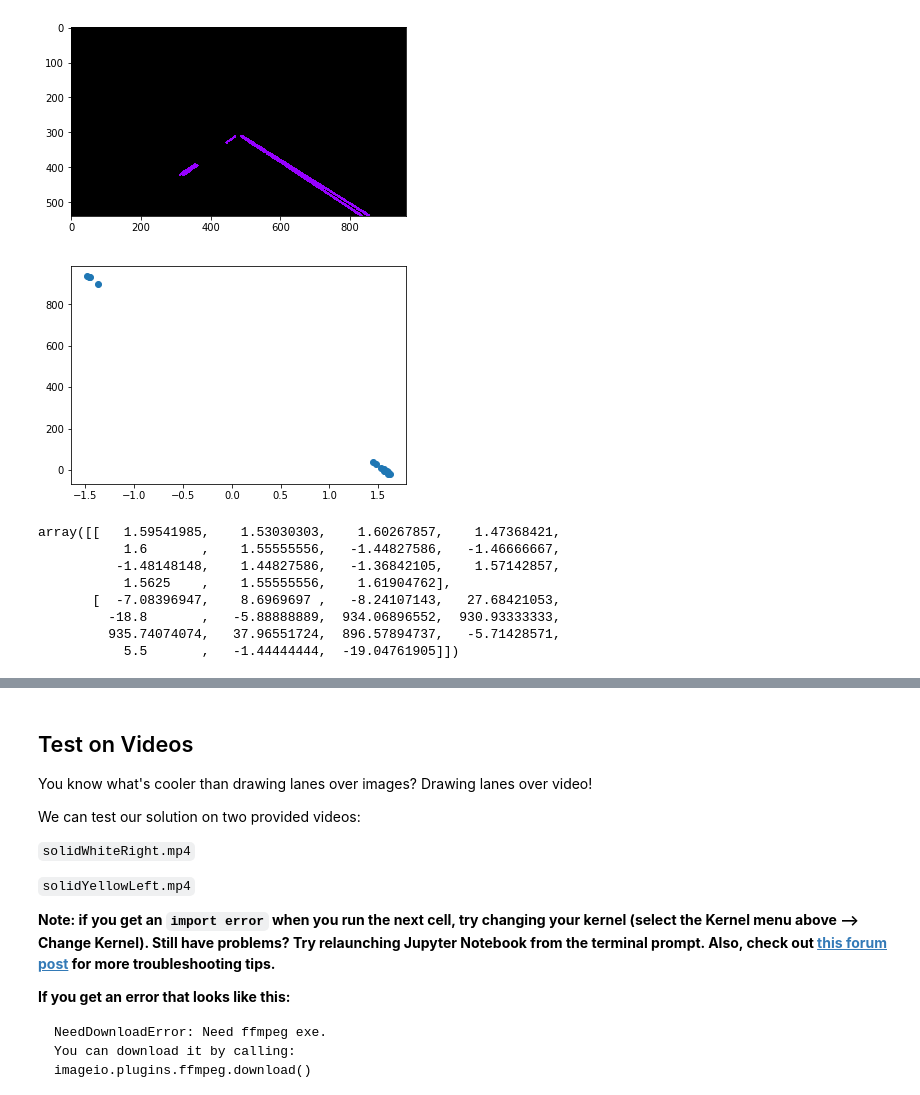
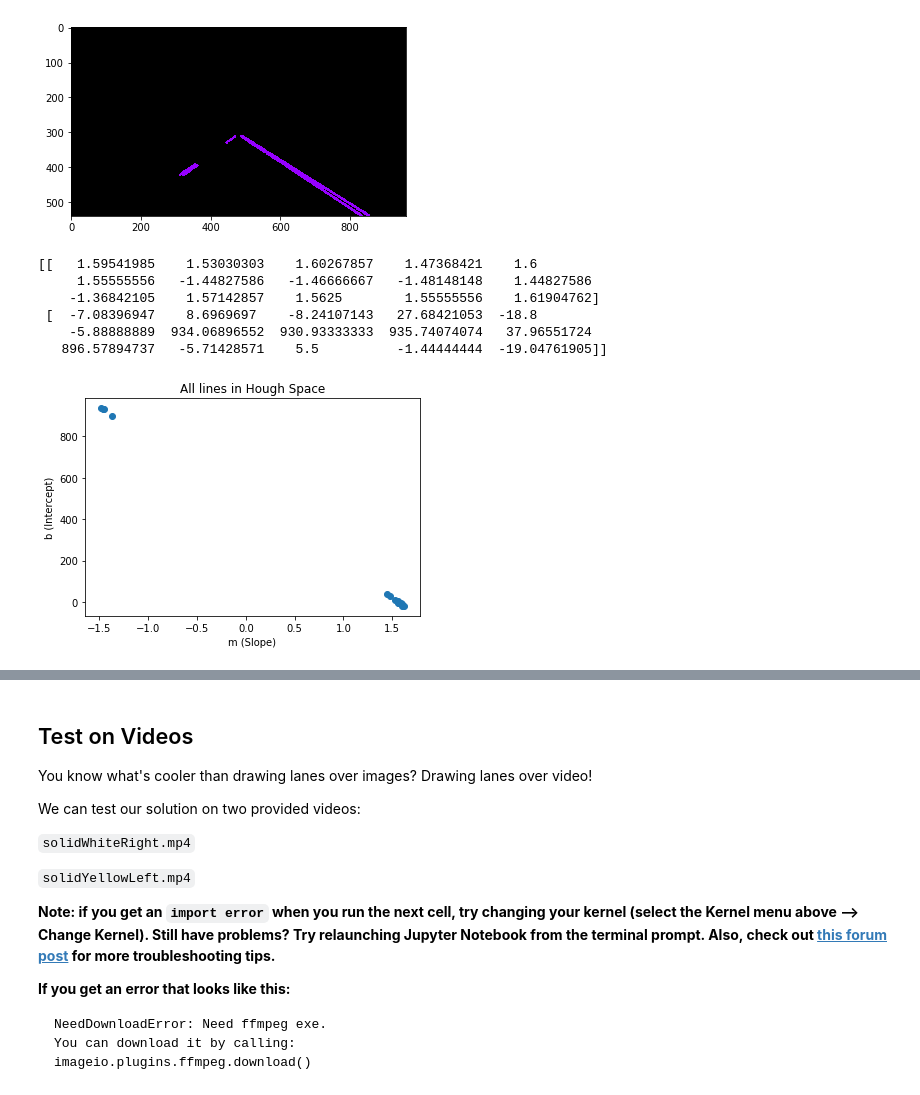
Before and after one commit to tevisgehr/Tevis_Self_Driving_Car_Nanodegree_Udacity, a Jupyter notebook: CarND-LaneLines-P1-master/P1.ipynb, the cells around one changed output, grey strips where cells are left out. Cells and saved outputs as stored; diff of their text form; code cells hidden in the pictures.

```diff
--- a/CarND-LaneLines-P1-master/P1.ipynb
+++ b/CarND-LaneLines-P1-master/P1.ipynb
@@ -217,4 +217,4 @@ def simple_Hough_transform(lines):
         m = (y1 - y0)/(x1 - x0)
         b = y0 - m*x0
         lst.append([m,b])
-    return np.array
+    return lst
@@ -266,37 +287,24 @@ plt.imshow(line_image)
 # %% [output]
 <matplotlib.image.AxesImage at 0x...>
 [figure]
-# %%
-m,b = simple_Hough_transform(lines)
-#plt.plot(hough_points)
-#fig = plt.plot()
-#fig.scatter(hough_points)
-
-plt.scatter(m,b)
-plt.show()
-# %% [output]
-[figure, removed]
-# %%
-from sklearn.cluster import KMeans
-
-X = np.array([m,b])
-'''
->>> kmeans = KMeans(n_clusters=2, random_state=0).fit(X)
->>> kmeans.labels_
-array([0, 0, 0, 1, 1, 1], dtype=int32)
->>> kmeans.predict([[0, 0], [4, 4]])
-array([0, 1], dtype=int32)
->>> kmeans.cluster_centers_
-array([[ 1.,  2.],
-       [ 4.,  2.]])
-'''
-X
-# %% [output]
-array([[   1.59541985,    1.53030303,    1.60267857,    1.47368421,
-           1.6       ,    1.55555556,   -1.44827586,   -1.46666667,
-          -1.48148148,    1.44827586,   -1.36842105,    1.57142857,
-           1.5625    ,    1.55555556,    1.61904762],
-       [  -7.08396947,    8.6969697 ,   -8.24107143,   27.68421053,
-         -18.8       ,   -5.88888889,  934.06896552,  930.93333333,
-         935.74074074,   37.96551724,  896.57894737,   -5.71428571,
-           5.5       ,   -1.44444444,  -19.04761905]])
+# %%
+#Run a simple Hough transform and plot the points to see the clusters that define similar lines.
+'''
+I used rectangular coordinants becuase they are easier for me to impliment, but this could be converted to a polar
+#version pretty easily.
+'''
+X = np.array(simple_Hough_transform(lines))
+print(X.T)
+plt.scatter(X.T[0],X.T[1])
+plt.title('All lines in Hough Space')
+plt.xlabel('m (Slope)')
+plt.ylabel('b (Intercept)')
+plt.show()
+# %% [output]
+[[   1.59541985    1.53030303    1.60267857    1.47368421    1.6
+     1.55555556   -1.44827586   -1.46666667   -1.48148148    1.44827586
+    -1.36842105    1.57142857    1.5625        1.55555556    1.61904762]
+ [  -7.08396947    8.6969697    -8.24107143   27.68421053  -18.8
+    -5.88888889  934.06896552  930.93333333  935.74074074   37.96551724
+   896.57894737   -5.71428571    5.5          -1.44444444  -19.04761905]]
+[figure, added]
```
Also changed, not shown: parts of 3 cells of this notebook.
